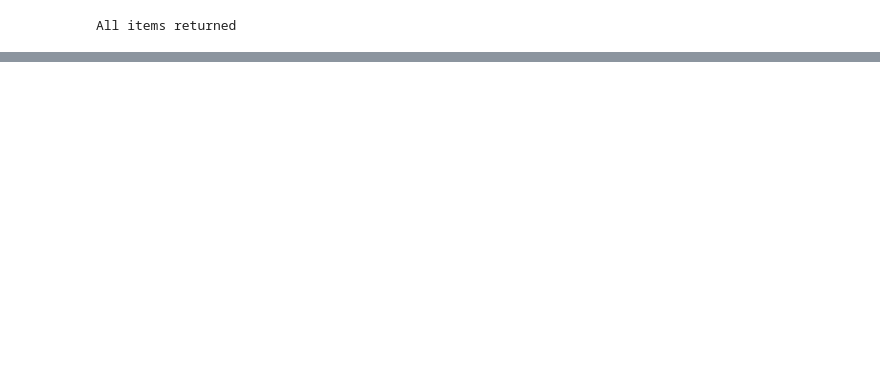
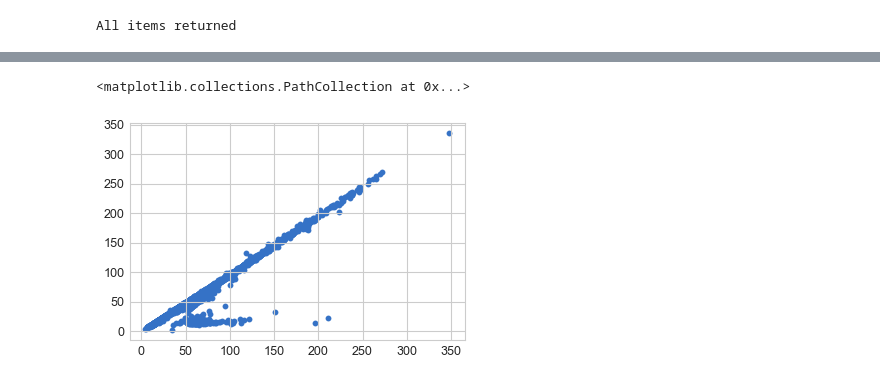
Before and after one commit to DennisReddyhoff/AirQo, a Jupyter notebook: APIs/example.ipynb, the cells around one changed output, grey strips where cells are left out. Cells and saved outputs as stored; diff of their text form; code cells hidden in the pictures; blank space fills up the shorter version.

```diff
--- a/APIs/example.ipynb
+++ b/APIs/example.ipynb
@@ -118,0 +68,6 @@ ValueError: 'get_dataframe.py' was not found in history, as a file, url, nor in
+# %%
+plt.scatter(sensor_hourly["Sensor1"],
+            sensor_hourly["Sensor2"])
+# %% [output]
+<matplotlib.collections.PathCollection at 0x...>
+[figure, added]
```
Also changed, not shown: parts of 19 cells of this notebook, 2 other files.
